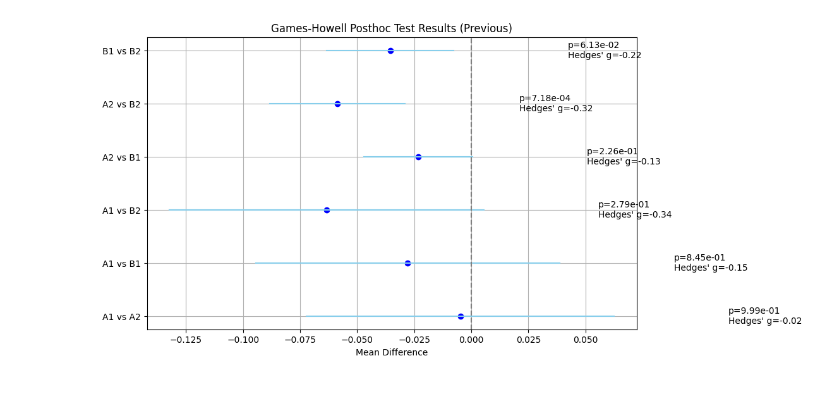
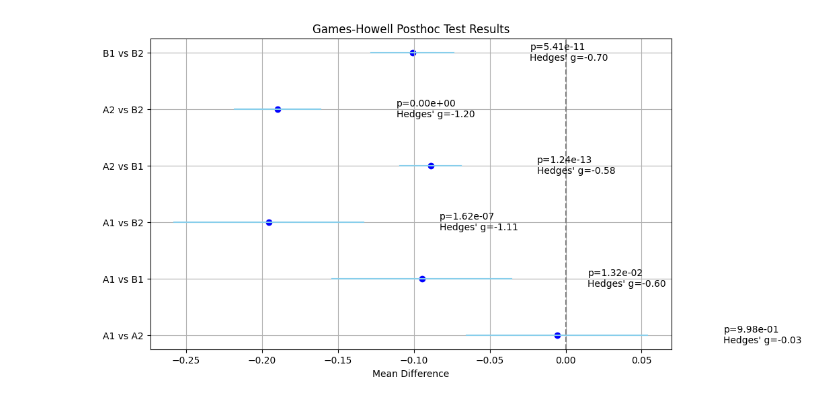
Before and after one commit to Vakhranev/MDB, a Jupyter notebook: Геймс-Хауэлл для количества морфем.ipynb, the cells around one changed output. Drawn from its saved outputs; the diff is of its cells as text; code cells hidden in the pictures.

```diff
--- a/Геймс-Хауэлл для количества морфем.ipynb
+++ b/Геймс-Хауэлл для количества морфем.ipynb
@@ -115,43 +218,42 @@ Games-Howell Test Results:
 # %%
 import matplotlib.pyplot as plt
 import numpy as np
-import pandas as pd
 
 # Результаты теста Геймса-Хауэла
-games_howell_result_previous = pd.DataFrame({
+games_howell_result = pd.DataFrame({
     'A': ['A1', 'A1', 'A1', 'A2', 'A2', 'B1'],
     'B': ['A2', 'B1', 'B2', 'B1', 'B2', 'B2'],
-    'mean(A)': [1.685370, 1.685370, 1.685370, 1.690116, 1.690116, 1.713256],
-    'mean(B)': [1.690116, 1.713256, 1.748778, 1.713256, 1.748778, 1.748778],
-    'diff': [-0.004746, -0.027886, -0.063408, -0.023140, -0.058661, -0.035522],
-    'se': [0.034382, 0.033987, 0.035150, 0.012139, 0.015090, 0.014169],
-    'T': [-0.138051, -0.820483, -1.803947, -1.906220, -3.887385, -2.507078],
-    'df': [72.198573, 68.976822, 78.304538, 864.170051, 297.708299, 244.937887],
-    'pval': [0.999052, 0.844588, 0.279260, 0.226116, 0.000718, 0.061292],
-    'hedges': [-0.023124, -0.153293, -0.338970, -0.127209, -0.319471, -0.219895]
+    'mean(A)': [2.104739, 2.104739, 2.104739, 2.110420, 2.110420, 2.199335],
+    'mean(B)': [2.110420, 2.199335, 2.300146, 2.199335, 2.300146, 2.300146],
+    'diff': [-0.005681, -0.094596, -0.195407, -0.088915, -0.189726, -0.100811],
+    'se': [0.030446, 0.030168, 0.031869, 0.010274, 0.014529, 0.013937],
+    'T': [-0.186591, -3.135628, -6.131542, -8.654024, -13.058617, -7.233102],
+    'df': [71.024903, 68.493248, 84.086064, 872.226850, 238.437431, 206.751464],
+    'pval': [9.976739e-01, 1.317339e-02, 1.622001e-07, 1.240119e-13, 0.000000e+00, 5.405698e-11],
+    'hedges': [-0.032613, -0.600399, -1.109972, -0.577046, -1.196744, -0.704384]
 })
 
 # Расчет доверительных интервалов
 z_score = 1.96
-conf_intervals_previous = [
-    (md - z_score * s, md + z_score * s) for md, s in zip(games_howell_result_previous['diff'], games_howell_result_previous['se'])
+conf_intervals = [
+    (md - z_score * s, md + z_score * s) for md, s in zip(games_howell_result['diff'], games_howell_result['se'])
 ]
 
 # Построение графика
 plt.figure(figsize=(10, 6))
 for i, (group, ci, p, h) in enumerate(
-    zip(games_howell_result_previous['A'] + ' vs ' + games_howell_result_previous['B'], conf_intervals_previous, games_howell_result_previous['pval'], games_howell_result_previous['hedges'])
+    zip(games_howell_result['A'] + ' vs ' + games_howell_result['B'], conf_intervals, games_howell_result['pval'], games_howell_result['hedges'])
 ):
     plt.plot(ci, [i, i], color="skyblue")
-    plt.scatter(games_howell_result_previous['diff'].iloc[i], i, color="blue")
+    plt.scatter(games_howell_result['diff'].iloc[i], i, color="blue")
     plt.text(ci[1] + 0.05, i, f"p={p:.2e}\nHedges' g={h:.2f}", va='center')
 
 # Элементы оформления
-plt.yticks(range(len(games_howell_result_previous)), games_howell_result_previous['A'] + ' vs ' + games_howell_result_previous['B'])
+plt.yticks(range(len(games_howell_result)), games_howell_result['A'] + ' vs ' + games_howell_result['B'])
 plt.axvline(0, color='grey', linestyle='--')
 plt.xlabel("Mean Difference")
-plt.title("Games-Howell Posthoc Test Results (Previous)")
+plt.title("Games-Howell Posthoc Test Results")
 plt.grid(True)
 plt.show()
 # %% [output]
-[figure, old version]
+[figure, new version]
```
Also changed, not shown: parts of 4 cells of this notebook.
